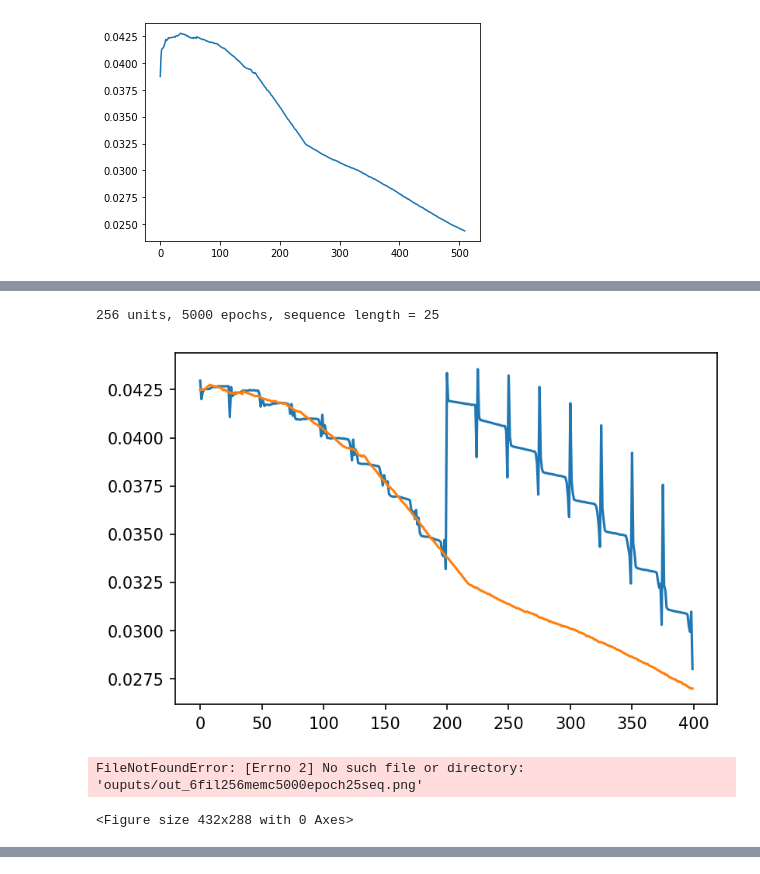
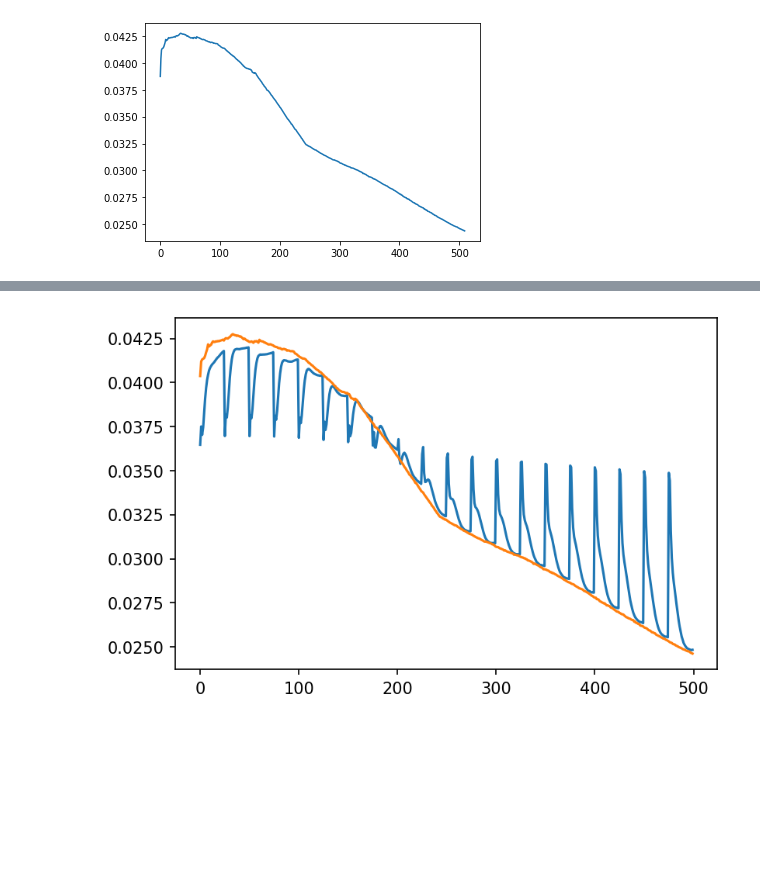
Before and after one commit to pnpsuM/SOH_Est_CNN-LSTM, a Jupyter notebook: CNN-LSTM_SOH.ipynb, the cells around one changed output, grey strips where cells are left out. Saved outputs shown, nothing was run; the diff lists cells and outputs as text; code cells hidden in the pictures; blank space fills up the shorter version.

Commit message:
Capsulized code and added image save function

```diff
--- a/CNN-LSTM_SOH.ipynb
+++ b/CNN-LSTM_SOH.ipynb
@@ -27,15 +28,8 @@ data = (510, 3)
 data_cap = (510, 1)
 [figure]
 # %%
-seq_len = 25
-sample_len = 8
-num_units = 256
-num_filters = 6
-window = 3
-drop_rate = 0.2
-num_epochs = 5000
-x_data, y_data, num_batch = seq_gen(data, data_cap, seq_len)
-x_train, y_train, num_batch = seq_gen(x_data, y_data, sample_len)
+param = {'seq_len' : 25, 'sample_len' : 25, 'num_units' : 64, 'num_filters' : 64, 'window' : 3, 'drop_rate' : 0.2, 'num_epochs' : 400}
+x_train, y_train, num_batch  = seq_gen(data, data_cap, param['seq_len'])
 print(x_train.shape)
 # %% [output]
 num_batch = 20
@@ -48,7 +39,8 @@ y = (2, 8, 25, 1)
 # %%
 model = models.Sequential()
-model.add(layers.ConvLSTM1D(num_filters, window, return_sequences=True, padding="same", input_shape = (None, x_train.shape[-2], x_train.shape[-1])))
-model.add(layers.Dense(1))
+model.add(layers.Conv1D(param['num_filters'], param['window'], padding='causal', input_shape = (None, x_train.shape[-1])))
+model.add(layers.LSTM(param['num_units'], return_sequences = True))
+model.add(layers.TimeDistributed(layers.Dense(1)))
 model.compile(loss = 'mse', optimizer = 'Adam')
 model.summary()
 # %% [output]
@@ -68,7 +63,7 @@ _________________________________________________________________
 # %%
 epoch_index = 0
 loss_dict = {}
-epoch_index += num_epochs
-callback_list = [ModelCheckpoint(filepath = f'Checkpoints\SOC_Checkpoint_{epoch_index}.h5', monitor = 'val_loss', save_best_only = True)]
-fitdata = model.fit(x_train, y_train, epochs=num_epochs, verbose = 1, validation_split=0.2, callbacks=callback_list)
+epoch_index += param['num_epochs']
+callback_list = [ModelCheckpoint(filepath = f'Checkpoints\SOH_Checkpoint_{epoch_index}.h5', monitor = 'val_loss', save_best_only = True)]
+fitdata = model.fit(x_train, y_train, epochs=param['num_epochs'], verbose = 1, validation_split=0.2, callbacks=callback_list)
 # %% [output]
@@ -92,8 +86,0 @@ Epoch 3623/5000
-# %%
-model.load_weights(f'Checkpoints\SOC_Checkpoint_{epoch_index}.h5')
-loss = model.evaluate(x_train, y_train)
-loss_dict[f'loss_{epoch_index}'] = loss
-prediction = model.predict(x_train)
-prediction = prediction.reshape(int(prediction.shape[0] * prediction.shape[1] * prediction.shape[2]), 1)
-y_graph = y_train.reshape(int(y_train.shape[0] * y_train.shape[1] * y_train.shape[2]), 1)
-print(prediction.shape, y_graph.shape)
@@ -104,11 +87,3 @@ print(prediction.shape, y_graph.shape)
-# %%
-print(f'{num_units} units, {epoch_index} epochs, sequence length = {seq_len}')
-pl.figure(dpi=150) # 해상도(default = 100)
-pl.plot(prediction)
-pl.plot(y_graph)
-pl.show()
-# %% [output]
-256 units, 5000 epochs, sequence length = 25
-[figure, removed]
-FileNotFoundError: [Errno 2] No such file or directory: 'ouputs/out_6fil256memc5000epoch25seq.png'
-<Figure size 432x288 with 0 Axes>
+# %%
+show_and_proof(model, epoch_index, x_train, y_train, loss_dict, param)
+# %% [output]
@@ -114,0 +94 @@ FileNotFoundError: [Errno 2] No such file or directory: 'ouputs/out_6fil256memc5
+[figure, added]
```
Also changed, not shown: parts of 6 cells of this notebook, 8 other files.
